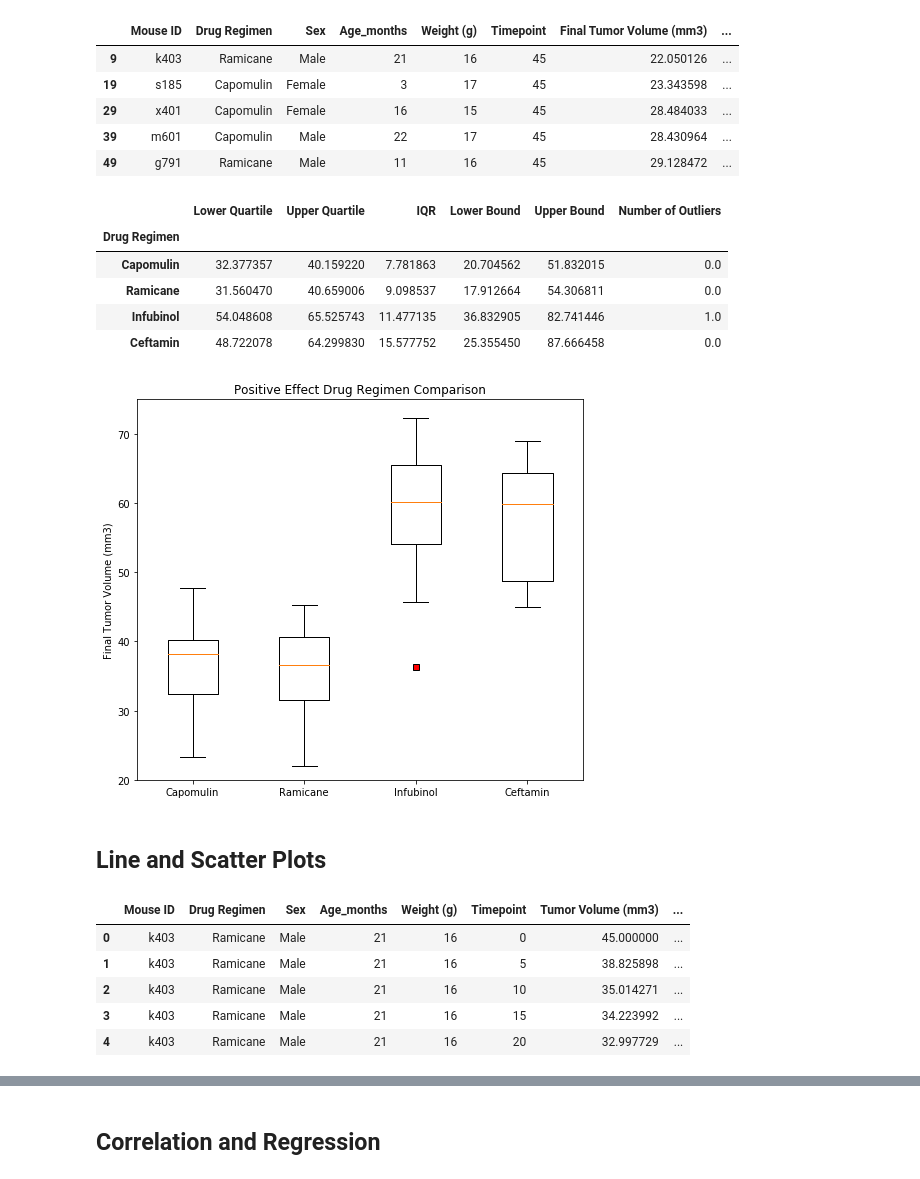
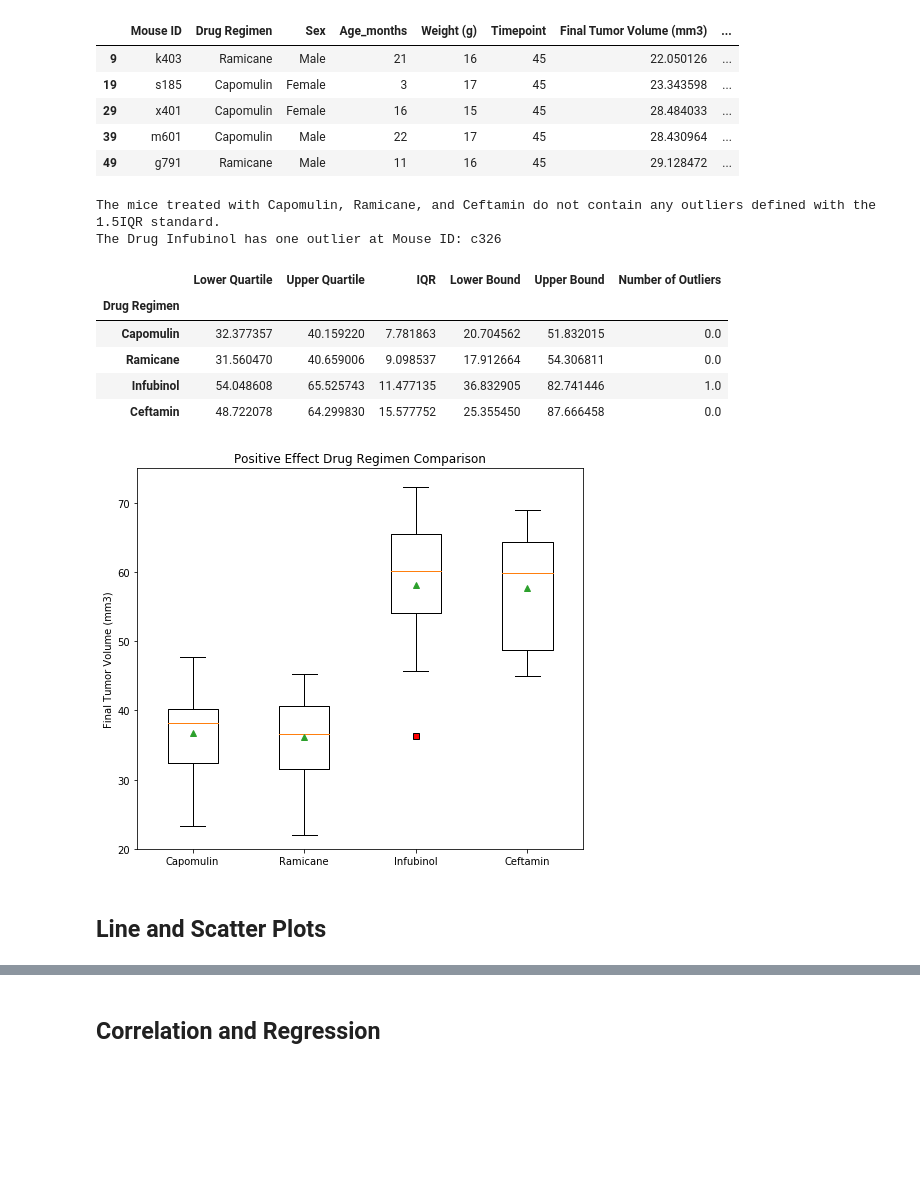
Before and after one commit to JacobTrevithick/matplotlib-challenge, a Jupyter notebook: Pymaceuticals/pymaceuticals_starter.ipynb, the cells around one changed output, grey strips where cells are left out. Cells and saved outputs as stored; diff of their text form; code cells hidden in the pictures; blank space fills up the shorter version.

```diff
--- a/Pymaceuticals/pymaceuticals_starter.ipynb
+++ b/Pymaceuticals/pymaceuticals_starter.ipynb
@@ -70,4 +78,10 @@ mouse_study_df[mouse_study_df['Mouse ID']=='g989']
 | 920 | g989 | Propriva | Female | 21 | 26 | 35 | 62.570880 | ... |
 # %%
 # Create a clean DataFrame by dropping the duplicate mouse by its ID.
-mouse_study_df.drop(labels = mouse_study_df.loc[mouse_study_df['Mouse ID']=='g989'].index, inplace =True)
+clean_mouse_study_df = mouse_study_df.drop(labels = mouse_study_df.loc[mouse_study_df['Mouse ID']=='g989'].index, inplace =False)
+
+# check to ensure duplicated mouse id is removed.
+if clean_mouse_study_df[clean_mouse_study_df['Mouse ID']=='g989']['Mouse ID'].any() == False:
+    print("Mouse ID g989 has been removed from dataset")
+else:
+    print("oops, mouse ID g989 is still in the dataframe")
@@ -222,12 +258,17 @@ plt.show()
 # %% [markdown]
 ## Quartiles, Outliers and Boxplots
 # %%
+# Generate list of drugs with possible positive effects
 drug_regimens = ['Capomulin', 'Ramicane', 'Infubinol', 'Ceftamin']
 
-positive_regimens_df = mouse_study_df[mouse_study_df['Drug Regimen'].isin(drug_regimens)]
+# filter study data to only inlcude drugs: 'Capomulin', 'Ramicane', 'Infubinol', 'Ceftamin'
+positive_regimens_df = clean_mouse_study_df[clean_mouse_study_df['Drug Regimen'].isin(drug_regimens)]
 
+# drop duplicate mouse IDs and only keep the last row in which they appear. This corresponds to the final timpoint measured for each mouse
+# The remaining rows hold the final tumor volume
 positive_regimens_df = positive_regimens_df.drop_duplicates(subset='Mouse ID', keep='last')
 
+# rename Tumor Volume to Final Tumor Volume for clarity
 positive_regimens_df = positive_regimens_df.rename(columns={'Tumor Volume (mm3)': 'Final Tumor Volume (mm3)'})
 
 positive_regimens_df.head()
@@ -272,6 +286,8 @@ positive_regimens_df.head()
     # Locate the rows which contain mice on each drug and get the tumor volumes
     # add subset
     # Determine outliers using upper and lower bounds
+
+# Create outliers summary dataframe to display information
 outliers_df = pd.DataFrame({
     'Drug Regimen': [],
     'Lower Quartile': [],
@@ -282,16 +298,27 @@ outliers_df = pd.DataFrame({
     'Number of Outliers': []
 })
 
+# Loop through each drug in the drug regimens with possible positive effects: 'Capomulin', 'Ramicane', 'Infubinol', 'Ceftamin'
 for drug in drug_regimens:
+
+    # calculate quartiles for each drug
     quartiles = positive_regimens_df[positive_regimens_df['Drug Regimen']==drug]['Final Tumor Volume (mm3)'].quantile([.25, .5, .75])
+
+    # lower and upper (first and third) quartiles
     lowerq = quartiles[0.25]
     upperq = quartiles[0.75]
+
+    # calculate IQR
     iqr = upperq - lowerq
+
+    # Determine upper and lower outlier bounds
     lower_bound = lowerq - (1.5*iqr)
     upper_bound = upperq + (1.5*iqr)
 
-    outlier_series = positive_regimens_df[(positive_regimens_df['Final Tumor Volume (mm3)'] < lower_bound) |  (positive_regimens_df['Final Tumor Volume (mm3)'] > upper_bound)][positive_regimens_df['Drug Regimen']==drug]['Mouse ID']
+    # return series of mouse IDs that are determined to be outliers for each Drug
+    outlier_series = positive_regimens_df[(positive_regimens_df['Final Tumor Volume (mm3)'] < lower_bound) | (positive_regimens_df['Final Tumor Volume (mm3)'] > upper_bound)][positive_regimens_df['Drug Regimen']==drug]['Mouse ID']
 
+    # Append summary distribution statistics to outliers df
     outliers_df = outliers_df.append({
         'Drug Regimen': drug,
         'Lower Quartile': lowerq,
@@ -302,10 +329,17 @@ for drug in drug_regimens:
         'Number of Outliers': len(outlier_series)
         }, ignore_index=True)
 
+# set index to Drug regimen
 outliers_df = outliers_df.set_index('Drug Regimen')
 
+print("The mice treated with Capomulin, Ramicane, and Ceftamin do not contain any outliers defined with the 1.5IQR standard.")
+
+print("The Drug Infubinol has one outlier at Mouse ID: c326")
+
 outliers_df
 # %% [output]
+The mice treated with Capomulin, Ramicane, and Ceftamin do not contain any outliers defined with the 1.5IQR standard.
+The Drug Infubinol has one outlier at Mouse ID: c326
 |  | Lower Quartile | Upper Quartile | IQR | Lower Bound | Upper Bound | Number of Outliers |
 | Drug Regimen |  |  |  |  |  |  |
 | Capomulin | 32.377357 | 40.159220 | 7.781863 | 20.704562 | 51.832015 | 0.0 |
@@ -314,37 +348,36 @@ outliers_df
 | Ceftamin | 48.722078 | 64.299830 | 15.577752 | 25.355450 | 87.666458 | 0.0 |
 # %%
 # Generate a box plot of the final tumor volume of each mouse across four regimens of interest
-# fig, axes = plt.subplots(1,4, figsize = (20,5))
+
+# create empty list to hold tumor volume datasets
 data = []
-for i in range(4):
 
-    tumor_vol_data = positive_regimens_df[positive_regimens_df['Drug Regimen']==drug_regimens[i]]['Final Tumor Volume (mm3)']
+# loop through each drug regimen and gather the Final tumor volume for each mouse
+for drug in drug_regimens:
+
+    tumor_vol_data = positive_regimens_df[positive_regimens_df['Drug Regimen']==drug]['Final Tumor Volume (mm3)']
     data.append(tumor_vol_data)
 
-
+# create figure and axis
 fig, ax = plt.subplots(1,1, figsize = (8,7))
 
+# format outliers
 red_square = dict(markerfacecolor = 'red', marker='s')
 
-ax.boxplot(data, labels=drug_regimens, flierprops=red_square)
+# plot box and whisker plot for each drug on single plot
+ax.boxplot(data, labels=drug_regimens, flierprops=red_square, showmeans=True)
+
+# formate y-axis and title
 ax.set_ylim(20, 75)
 ax.set_ylabel('Final Tumor Volume (mm3)')
 ax.set_title('Positive Effect Drug Regimen Comparison')
 
+
 plt.show()
 # %% [output]
-[figure, old version]
+[figure, new version]
 # %% [markdown]
 ## Line and Scatter Plots
-# %%
-mouse_study_df.head()
-# %% [output]
-|  | Mouse ID | Drug Regimen | Sex | Age_months | Weight (g) | Timepoint | Tumor Volume (mm3) | ... |
-| 0 | k403 | Ramicane | Male | 21 | 16 | 0 | 45.000000 | ... |
-| 1 | k403 | Ramicane | Male | 21 | 16 | 5 | 38.825898 | ... |
-| 2 | k403 | Ramicane | Male | 21 | 16 | 10 | 35.014271 | ... |
-| 3 | k403 | Ramicane | Male | 21 | 16 | 15 | 34.223992 | ... |
-| 4 | k403 | Ramicane | Male | 21 | 16 | 20 | 32.997729 | ... |
 # %%
 # Generate a line plot of tumor volume vs. time point for a mouse treated with Capomulin
 
```
Also changed, not shown: parts of 16 cells of this notebook.
